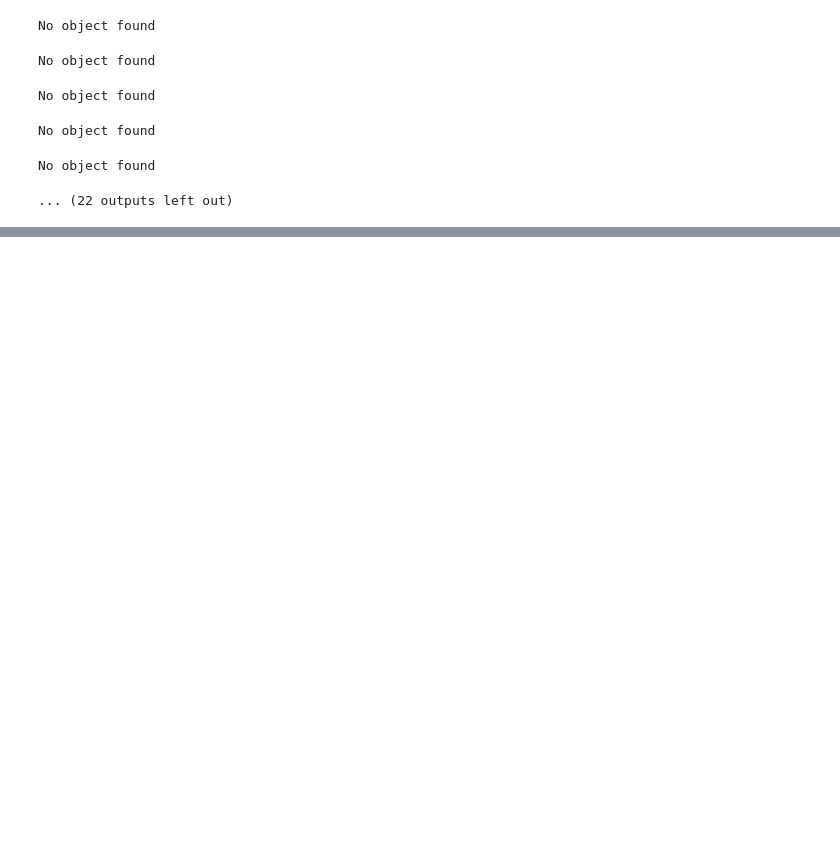
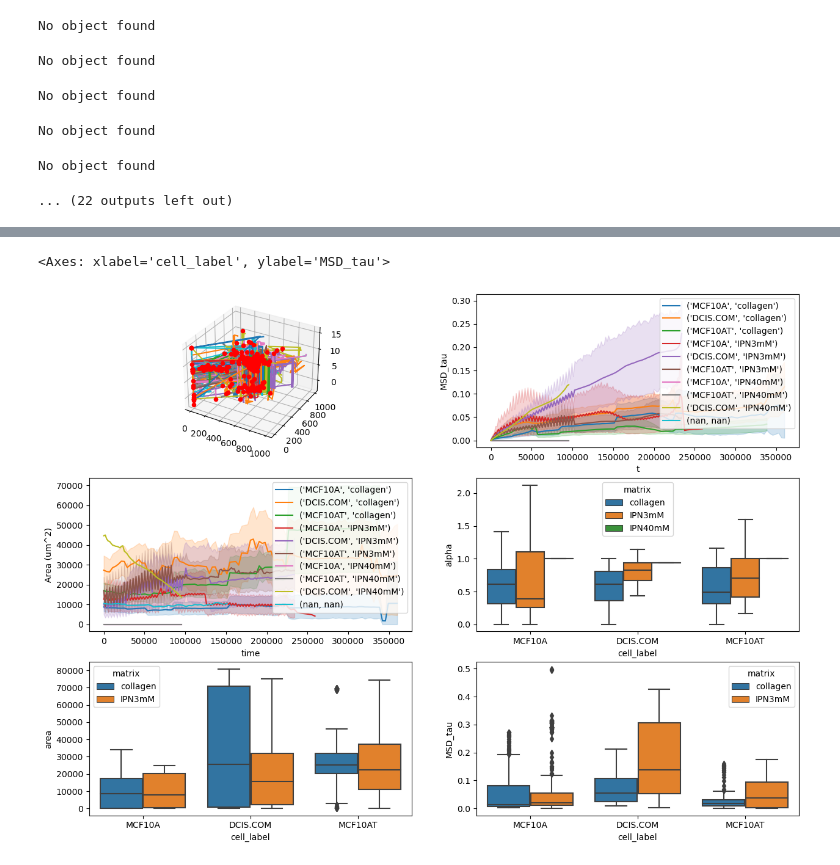
Before and after one commit to ArttuD/InstruProject, a Jupyter notebook: NikonPipes/multiTool.ipynb, the cells around one changed output, grey strips where cells are left out. Saved outputs shown, nothing was run; the diff lists cells and outputs as text; code cells hidden in the pictures; blank space fills up the shorter version.

```diff
--- a/NikonPipes/multiTool.ipynb
+++ b/NikonPipes/multiTool.ipynb
@@ -112,12 +115,12 @@ def parse_raw_dict(day, video_path):
 with open('C:/Users/lehtona6/codes/InstruProject/NikonPipes/dataStore/metalib.json', 'r') as f:
   own_meta = json.load(f)
 
-root_path = "D:/"
+root_path = "F:/instru_projects/TimeLapses/u-wells/*"
 target_paths = glob.glob(os.path.join(root_path, "*.nd2"))
 coord_dict = {}
 
 skip_existing = False
-map_coord = False
+map_coord = True
 
 for video_path in target_paths:
 
@@ -139,7 +142,8 @@ for video_path in target_paths:
     own_meta[day]["incubation_time"] = start_time
     own_meta[day]["other"] = "other"
 
-    parse_raw_dict(day, video_path)
+    own_meta = parse_raw_dict(day, video_path, own_meta)
+
     if map_coord:
 
         with ND2Reader(video_path) as images:
@@ -386,5 +424,5 @@ with open('./dataStore/metalib.json', 'w', encoding='utf-8') as f:
 # %%
-all_paths = glob.glob("D:/instru_projects/timelapse/u-wells/*/*.nd2")
+all_paths = glob.glob("E:/instru_projects/TimeLapses/u-wells/*/*.nd2") + glob.glob("F:/instru_projects/TimeLapses/u-wells/*/*.nd2")
 # %%
 total_ID = 0
 
@@ -449,24 +494,50 @@ for global_counter, video_path in enumerate(all_paths):
+# %%
+df.loc[df["cell_label"] == "T", "cell_label"] = "MCF10AT"
+df.loc[df["cell_label"] == "MCFA10A", "cell_label"] = "MCF10A"
+df.loc[df["cell_label"] == "MCFA10", "cell_label"] = "MCF10A"
+df.loc[df["cell_label"] == "DCIS", "cell_label"] = "DCIS.COM"
+
+
+df = df.reset_index()
 # %%
+
 fig = plt.figure(figsize = (15,15))
 
 ax = [
-    fig.add_subplot(321, projection='3d'),
-    fig.add_subplot(322),
-    fig.add_subplot(323),
-    fig.add_subplot(324)
+    fig.add_subplot(421, projection='3d'),
+    fig.add_subplot(422),
+    fig.add_subplot(423),
+    fig.add_subplot(424),
+    fig.add_subplot(425),
+    fig.add_subplot(426)
 ]
 for tags, data in df.groupby(["cell_label", "matrix", "ID"]):
     ax[0].plot3D(data["x"],  data["y"],data["z"])
     ax[0].scatter(data["x"].values[0],  data["y"].values[0],(data["z"]).values[0], label = False, color ="red")
 
-    ax[1].scatter(data["t"], data["MSD_tau"])
-    x_data = np.arange(0,data["t"].values[-1], 0.01)
-    y_data = power_law(x_data, [data["amplutude"].values[0], data["alpha"].values[0]])
-    ax[1].plot(x_data, y_data, color = "red")
+    #ax[1].scatter(data["t"], data["MSD_tau"])
+    x_data = np.arange(0,data["t"].values[-1], 10)
+    y_data = power_law(x_data, data["ampltiude"].values[0], data["alpha"].values[0])
+    #ax[1].plot(x_data, y_data, color = "red")
+
+
+sns.lineplot(x = "t", y = "MSD_tau", hue =df[['cell_label', 'matrix']].apply(tuple, axis=1), data = df, ax = ax[1])
+
+#ax[1].set_xlabel("time lag (s)")
+#ax[1].set_ylabel("MSD")
 
 
 sns.lineplot(x = "t", y = "area", hue = df[['cell_label', 'matrix']].apply(tuple, axis=1), data = df, ax = ax[2])
 ax[2].set_xlabel("time")
 ax[2].set_ylabel("Area (um^2)")
 
-sns.boxplot(x = "cell_label", y= "alpha", data = df, ax = ax[3])
+sns.boxplot(x = "cell_label", y= "alpha", data = df, hue = "matrix" ,ax = ax[3], showfliers = False)
+
+mm = df.groupby(["cell_label", "matrix"]).mean().reset_index()
+mm = df[(df["t"].values > 150000) & (df["t"].values < 250000)].reset_index()
+
+sns.boxplot(x = "cell_label", y = "area", data = mm, hue = "matrix", ax = ax[4])
+sns.boxplot(x = "cell_label", y = "MSD_tau", data = mm, hue = "matrix", ax = ax[5])
+# %% [output]
+<Axes: xlabel='cell_label', ylabel='MSD_tau'>
+[figure, added]
```
Also changed, not shown: parts of 9 cells of this notebook.
